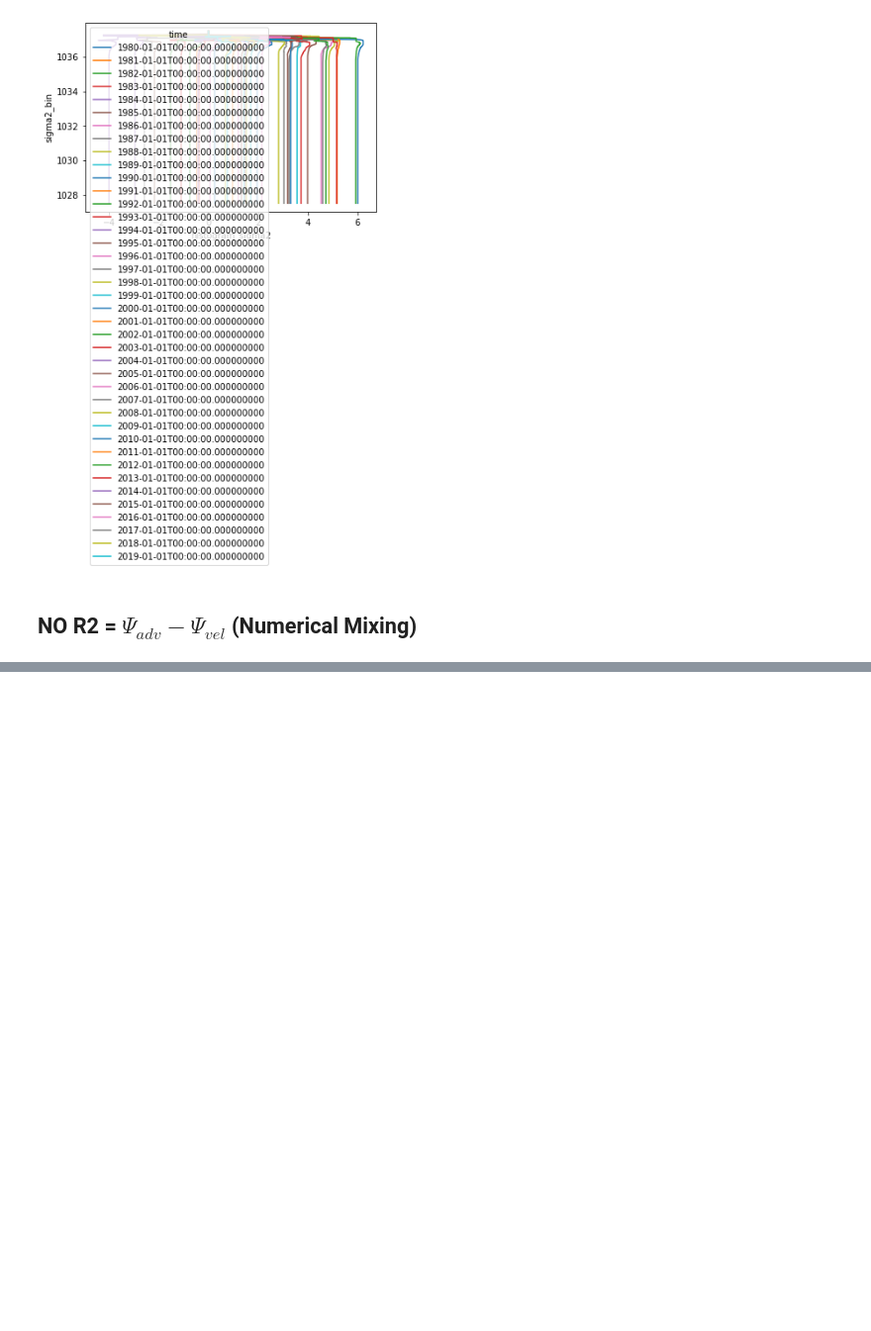
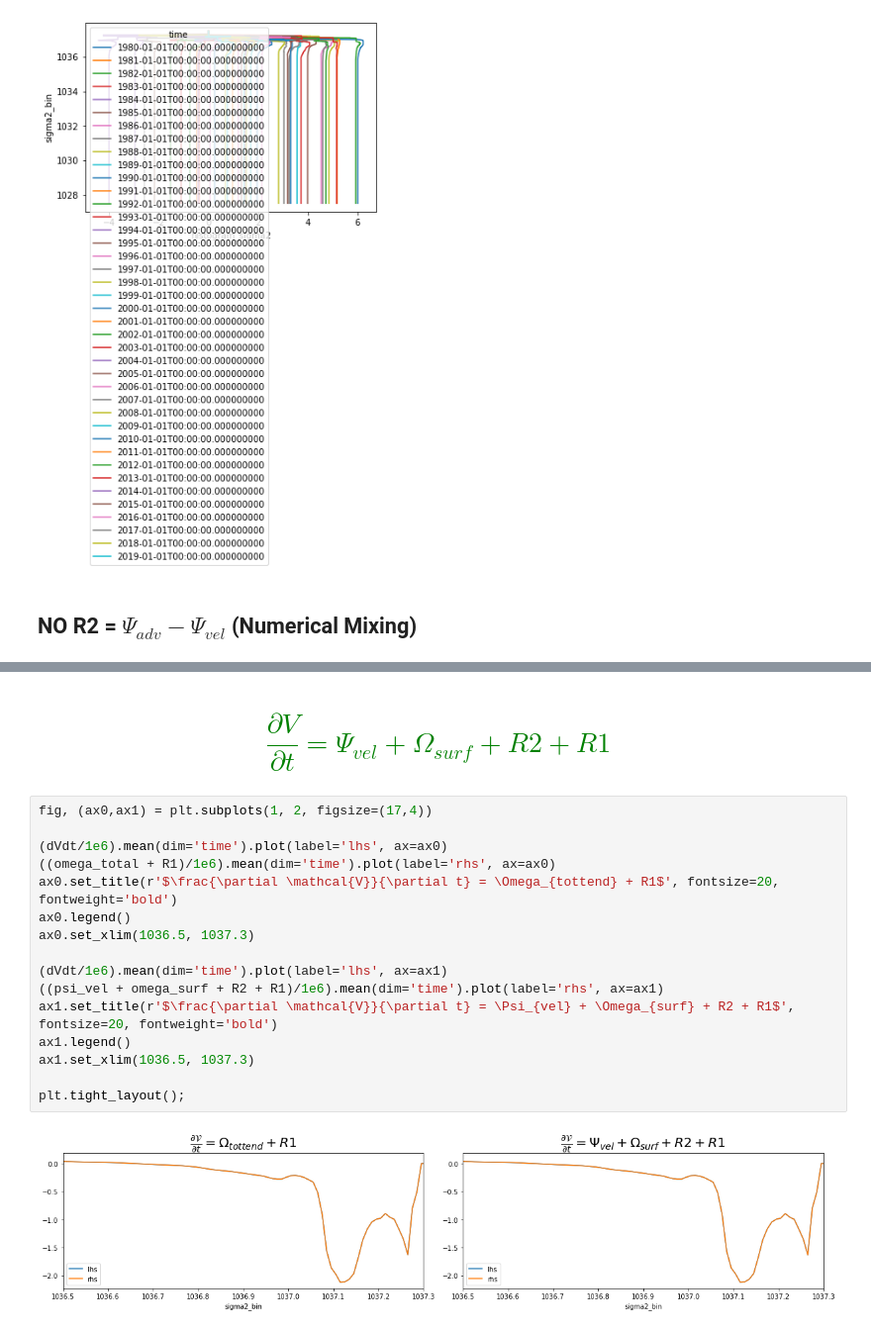
Before and after one commit to ocean-transport/WMT-project, a Jupyter notebook: GODAS/wmt-budget-sigma-space.ipynb, the cells around one changed output, grey strips where cells are left out. Shown at 99% size. Cells and saved outputs as stored; diff of their text form; blank space fills up the shorter version.

```diff
--- a/GODAS/wmt-budget-sigma-space.ipynb
+++ b/GODAS/wmt-budget-sigma-space.ipynb
@@ -838,0 +921,20 @@ plt.xlim(1035.5, 1037.5)
+# %% [markdown]
+# <font color='Green'>\begin{equation*} \frac{\partial{V}}{\partial{t}} = \Psi_{vel} + \Omega_{surf} + R2 + R1\end{equation*} </font>
+# %%
+fig, (ax0,ax1) = plt.subplots(1, 2, figsize=(17,4))
+
+(dVdt/1e6).mean(dim='time').plot(label='lhs', ax=ax0)
+((omega_total + R1)/1e6).mean(dim='time').plot(label='rhs', ax=ax0)
+ax0.set_title(r'$\frac{\partial \mathcal{V}}{\partial t} = \Omega_{tottend} + R1$', fontsize=20, fontweight='bold')
+ax0.legend()
+ax0.set_xlim(1036.5, 1037.3)
+
+(dVdt/1e6).mean(dim='time').plot(label='lhs', ax=ax1)
+((psi_vel + omega_surf + R2 + R1)/1e6).mean(dim='time').plot(label='rhs', ax=ax1)
+ax1.set_title(r'$\frac{\partial \mathcal{V}}{\partial t} = \Psi_{vel} + \Omega_{surf} + R2 + R1$', fontsize=20, fontweight='bold')
+ax1.legend()
+ax1.set_xlim(1036.5, 1037.3)
+
+plt.tight_layout();
+# %% [output]
+[figure, added]
```
Also changed, not shown: parts of 3 cells of this notebook.
